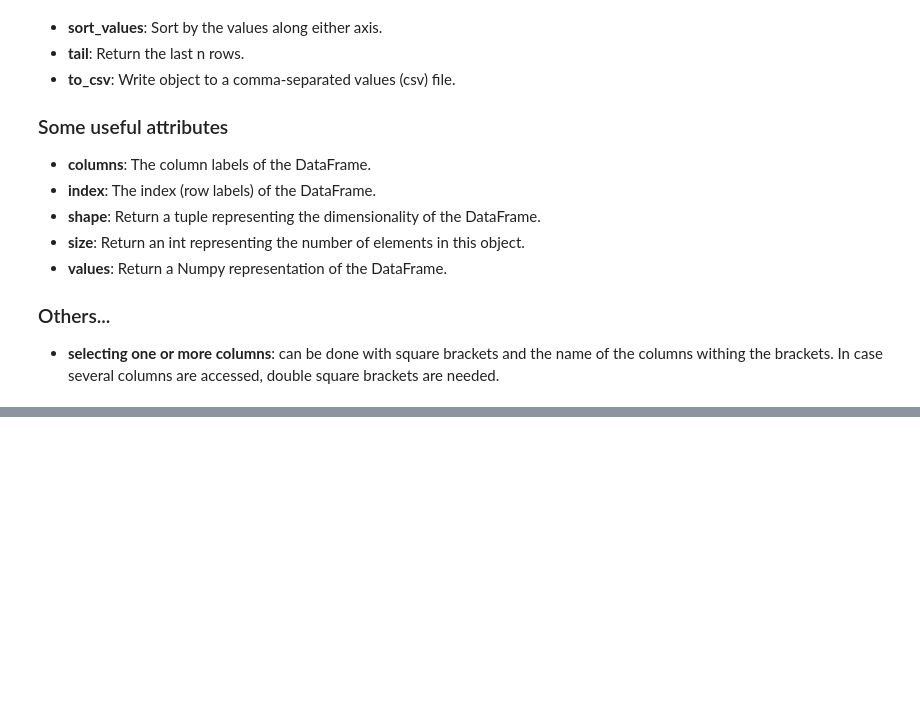
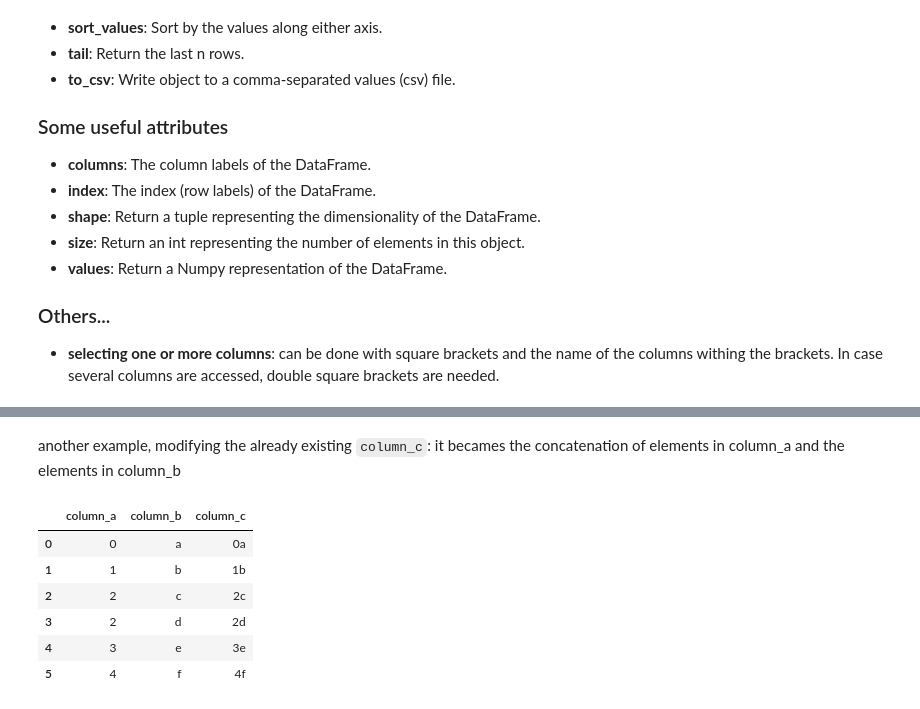
Before and after one commit to lucabenedetto/2019-ai-for-security, a Jupyter notebook: cheatsheets/pandas.ipynb, the cells around one changed output, grey strips where cells are left out. Drawn from its saved outputs; the diff is of its cells as text; code cells hidden in the pictures; blank space fills up the shorter version.

Commit message:
updated cheatsheet pandas, added the examples and three methods

```diff
--- a/cheatsheets/pandas.ipynb
+++ b/cheatsheets/pandas.ipynb
@@ -66,0 +122,13 @@ If you are wondering what's the difference between a one column DF and a Series
+# %% [markdown]
+another example, modifying the already existing `column_c`: it becames the concatenation of elements in column_a and the elements in column_b
+# %%
+df['column_c'] = df.apply(lambda row: str(row['column_a'])+row['column_b'], axis=1)
+display(df)
+# %% [output]
+|  | column_a | column_b | column_c |
+| 0 | 0 | a | 0a |
+| 1 | 1 | b | 1b |
+| 2 | 2 | c | 2c |
+| 3 | 2 | d | 2d |
+| 4 | 3 | e | 3e |
+| 5 | 4 | f | 4f |
```
Also changed, not shown: parts of 68 cells of this notebook.
